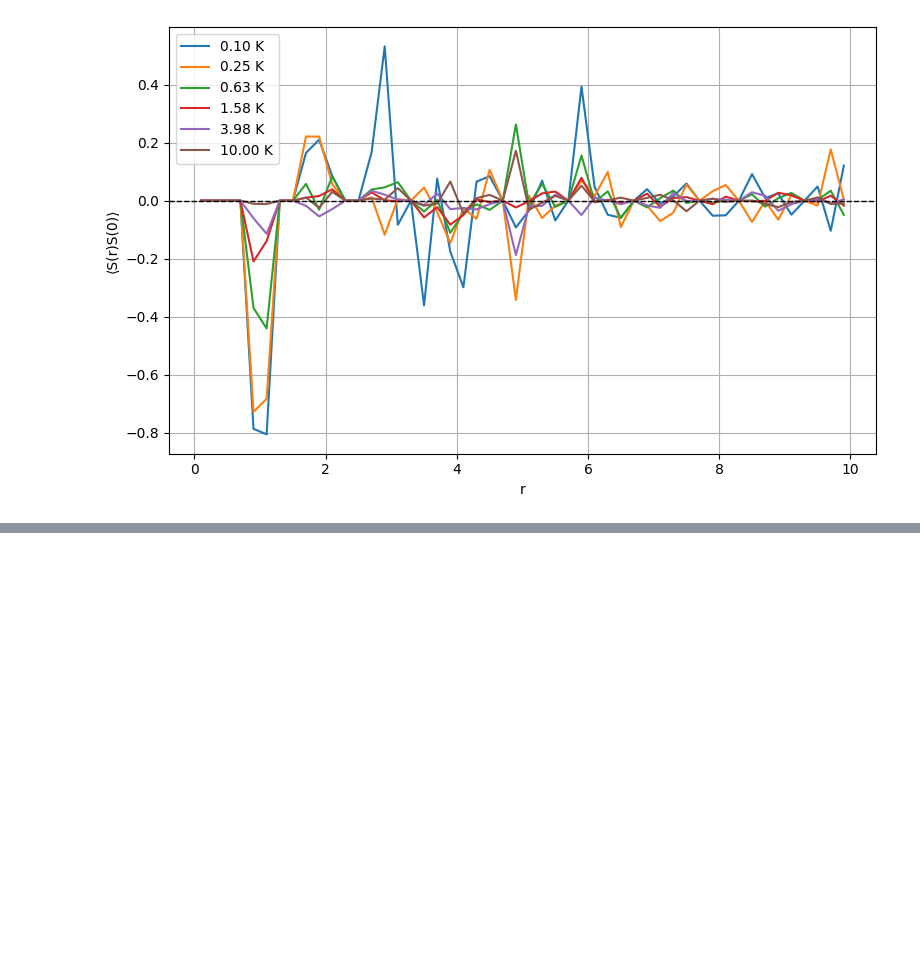
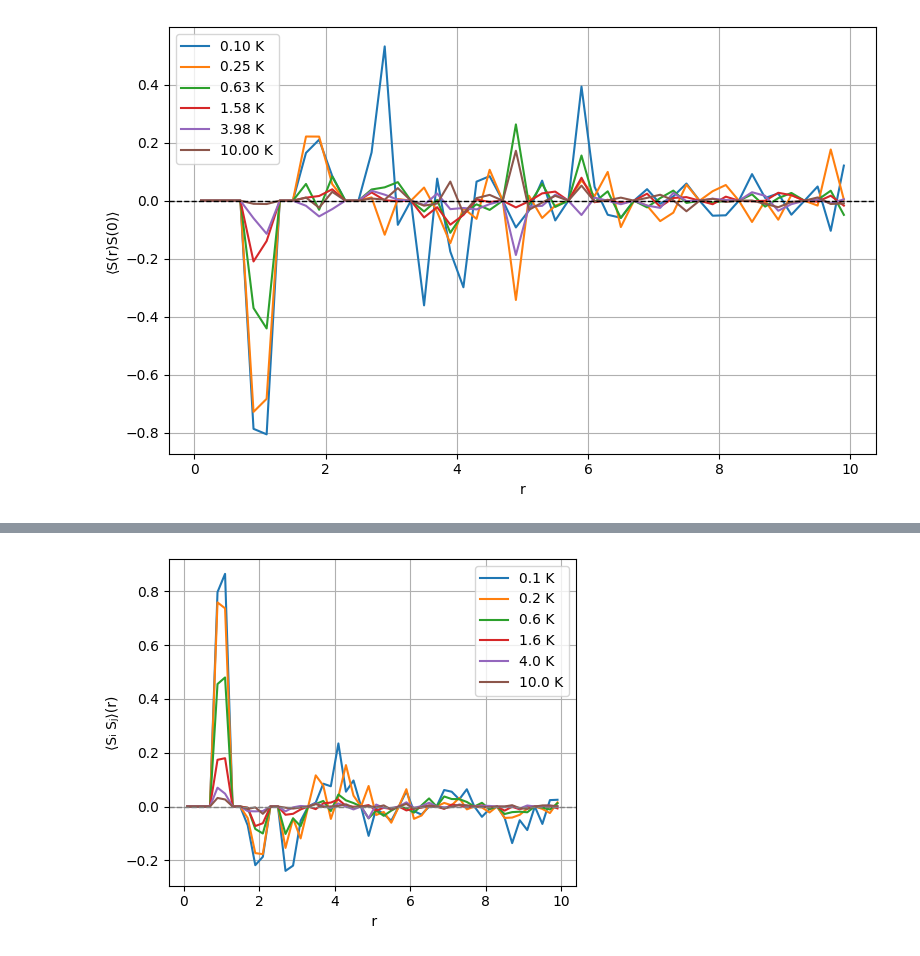
Before and after one commit to condmat-girl/monte-carlo-PtSe2, a Jupyter notebook: example.ipynb, the cells around one changed output, grey strips where cells are left out. Drawn from its saved outputs; the diff is of its cells as text; code cells hidden in the pictures; blank space fills up the shorter version.

```diff
--- a/example.ipynb
+++ b/example.ipynb
@@ -306,0 +385,15 @@ Starting production phase...
+# %%
+
+plt.figure(figsize=(5, 4))
+for corr, T in zip(all_correlations, temperatures):
+    plt.plot(fixed_bin_centers, corr, label=f"{T:.1f} K")
+
+plt.axhline(0, color="gray", linestyle="--", linewidth=1)
+plt.xlabel(" r")
+plt.ylabel("⟨Sᵢ Sⱼ⟩(r)")
+plt.legend()
+plt.grid(True)
+plt.tight_layout()
+plt.show()
+# %% [output]
+[figure, added]
```
Also changed, not shown: parts of 22 cells of this notebook, 8 other files.
